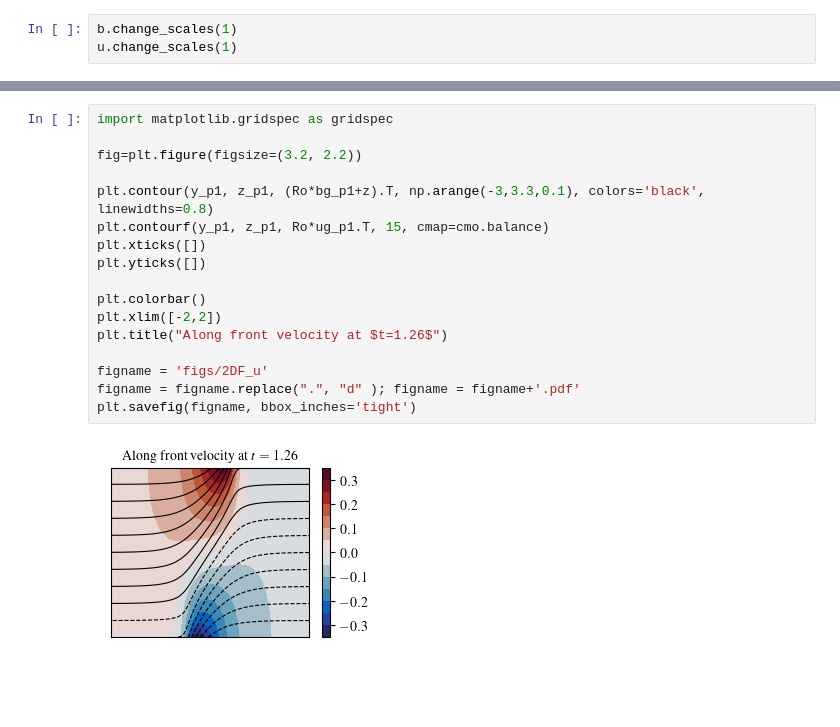
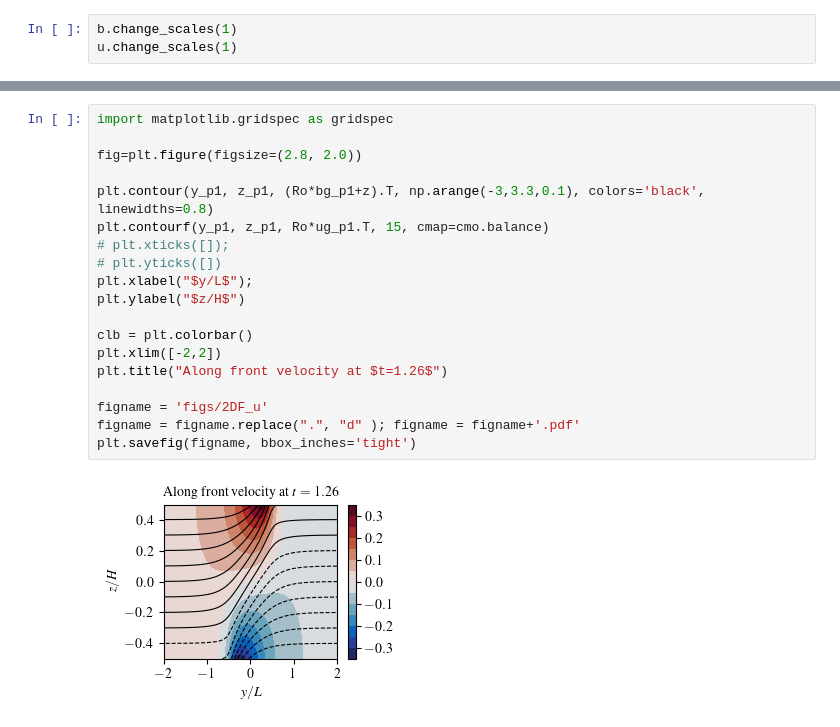
Before and after one commit to Empyreal092/QGp1_EadyTurb_2DFront_Public, a Jupyter notebook: Front2D/plot/Front_plotboth.ipynb, the cells around one changed output, grey strips where cells are left out. Saved outputs shown, nothing was run; the diff lists cells and outputs as text; blank space fills up the shorter version.

Commit message:
Update front plotting notebook

```diff
--- a/Front2D/plot/Front_plotboth.ipynb
+++ b/Front2D/plot/Front_plotboth.ipynb
@@ -358,22 +313,24 @@ figname = figname.replace(".", "d" ); figname = figname+'.pdf'
 # %%
 import matplotlib.gridspec as gridspec
 
-fig=plt.figure(figsize=(3.2, 2.2))
+fig=plt.figure(figsize=(2.8, 2.0))
 
 plt.contour(y_p1, z_p1, (Ro*bg_p1+z).T, np.arange(-3,3.3,0.1), colors='black', linewidths=0.8)
 plt.contourf(y_p1, z_p1, Ro*ug_p1.T, 15, cmap=cmo.balance)
-plt.xticks([])
-plt.yticks([])
+# plt.xticks([]);
+# plt.yticks([])
+plt.xlabel("$y/L$");
+plt.ylabel("$z/H$")
 
-plt.colorbar()
+clb = plt.colorbar()
 plt.xlim([-2,2])
 plt.title("Along front velocity at $t=1.26$")
 
 figname = 'figs/2DF_u'
 figname = figname.replace(".", "d" ); figname = figname+'.pdf'
 plt.savefig(figname, bbox_inches='tight')
 # %% [output]
-[figure, old version]
+[figure, new version]
 # %%
 import matplotlib.gridspec as gridspec
 
```
Also changed, not shown: parts of 13 cells of this notebook.
